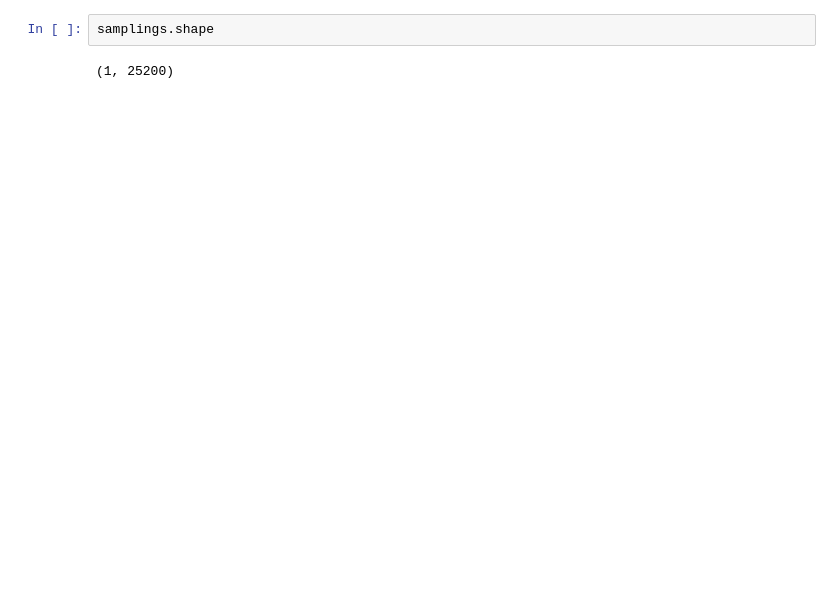
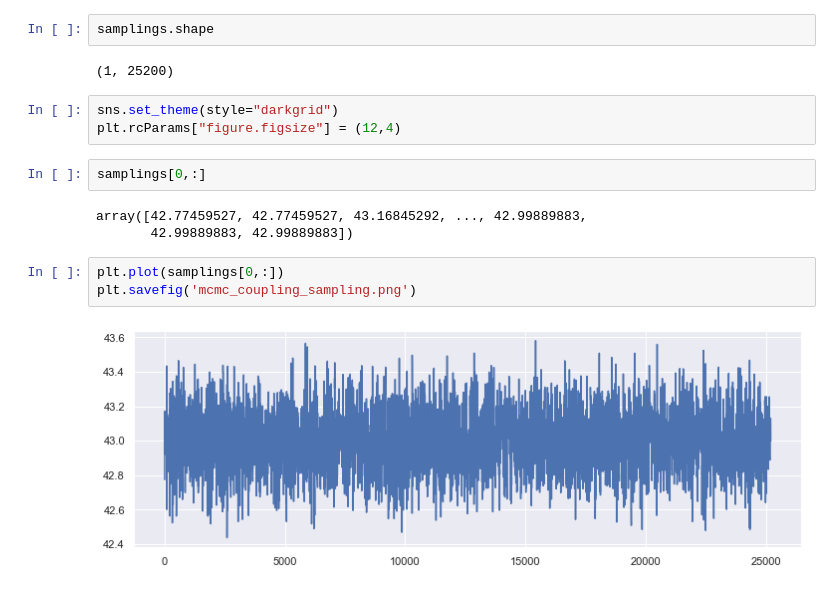
Before and after one commit to gabryallaseconda/Bayesian-ABC-and-MCC, a Jupyter notebook: CouplingsCode/v2/parallelized_univariate.ipynb, the cells around one changed output. Drawn from its saved outputs; the diff is of its cells as text; blank space fills up the shorter version.

```diff
--- a/CouplingsCode/v2/parallelized_univariate.ipynb
+++ b/CouplingsCode/v2/parallelized_univariate.ipynb
@@ -422,3 +424,16 @@ for param in range(samplings.shape[0]):
 samplings.shape
 # %% [output]
 (1, 25200)
+# %%
+sns.set_theme(style="darkgrid")
+plt.rcParams["figure.figsize"] = (12,4)
+# %%
+samplings[0,:]
+# %% [output]
+array([42.77459527, 42.77459527, 43.16845292, ..., 42.99889883,
+       42.99889883, 42.99889883])
+# %%
+plt.plot(samplings[0,:])
+plt.savefig('mcmc_coupling_sampling.png')
+# %% [output]
+[figure, added]
```
Also changed, not shown: parts of 9 cells of this notebook, 6 other files.
